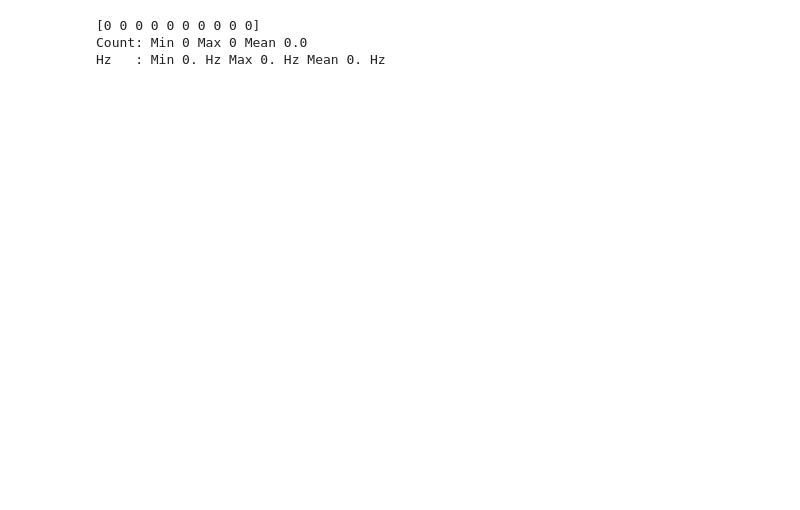
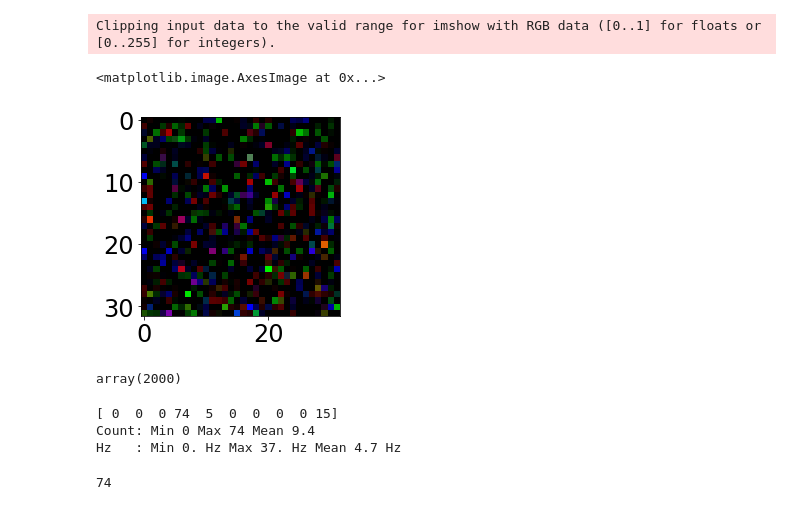
Before and after one commit to pabogdan/pynn_object_serialisation, a Jupyter notebook: pynn_object_serialisation/experiments/dwarf_testing/Cifar testing using VRPSS.ipynb, the cells around one changed output. Drawn from its saved outputs; the diff is of its cells as text; code cells hidden in the pictures; blank space fills up the shorter version.

```diff
--- a/pynn_object_serialisation/experiments/dwarf_testing/Cifar testing using VRPSS.ipynb
+++ b/pynn_object_serialisation/experiments/dwarf_testing/Cifar testing using VRPSS.ipynb
@@ -156,0 +281,9 @@ b'truck'
+# %%
+real_int8 = real / 255.
+real_emp = real / real.max()
+
+difference = rates-real_emp
+difference_emp = rates - real_emp
+plt.hist(difference.ravel(), alpha=1)
+plt.hist(difference_emp.ravel(), alpha=0.5)
+plt.savefig("difference_histogram_ten_seconds.png")
@@ -157,10 +292,26 @@ b'truck'
+# %%
+difference /= difference.max()
+plt.imshow(difference)
+# %% [output]
+Clipping input data to the valid range for imshow with RGB data ([0..1] for floats or [0..255] for integers).
+<matplotlib.image.AxesImage at 0x...>
+[figure, added]
+# %%
+t_stim
+# %% [output]
+array(2000)
 # %%
-nid_bincount = get_counts(output_spikes, 12, t_stim, 10)
+nid_bincount = get_counts(output_spikes, 0, t_stim, 10)
 print(nid_bincount)
 print("Count: Min", np.min(nid_bincount), "Max", np.max(nid_bincount), "Mean", np.mean(nid_bincount))
 nid_bincount = nid_bincount/(t_stim * ms)
 print("Hz   : Min", np.min(nid_bincount), "Max", np.max(nid_bincount), "Mean", np.mean(nid_bincount))
 # %% [output]
-[0 0 0 0 0 0 0 0 0 0]
-Count: Min 0 Max 0 Mean 0.0
-Hz   : Min 0. Hz Max 0. Hz Mean 0. Hz
+[ 0  0  0 74  5  0  0  0  0 15]
+Count: Min 0 Max 74 Mean 9.4
+Hz   : Min 0. Hz Max 37. Hz Mean 4.7 Hz
+# %%
+for i in range(number_of_examples):
+    print (np.max(get_counts(output_spikes, i)))
+# %% [output]
+74
```
Also changed, not shown: parts of 24 cells of this notebook, 5 other files.
